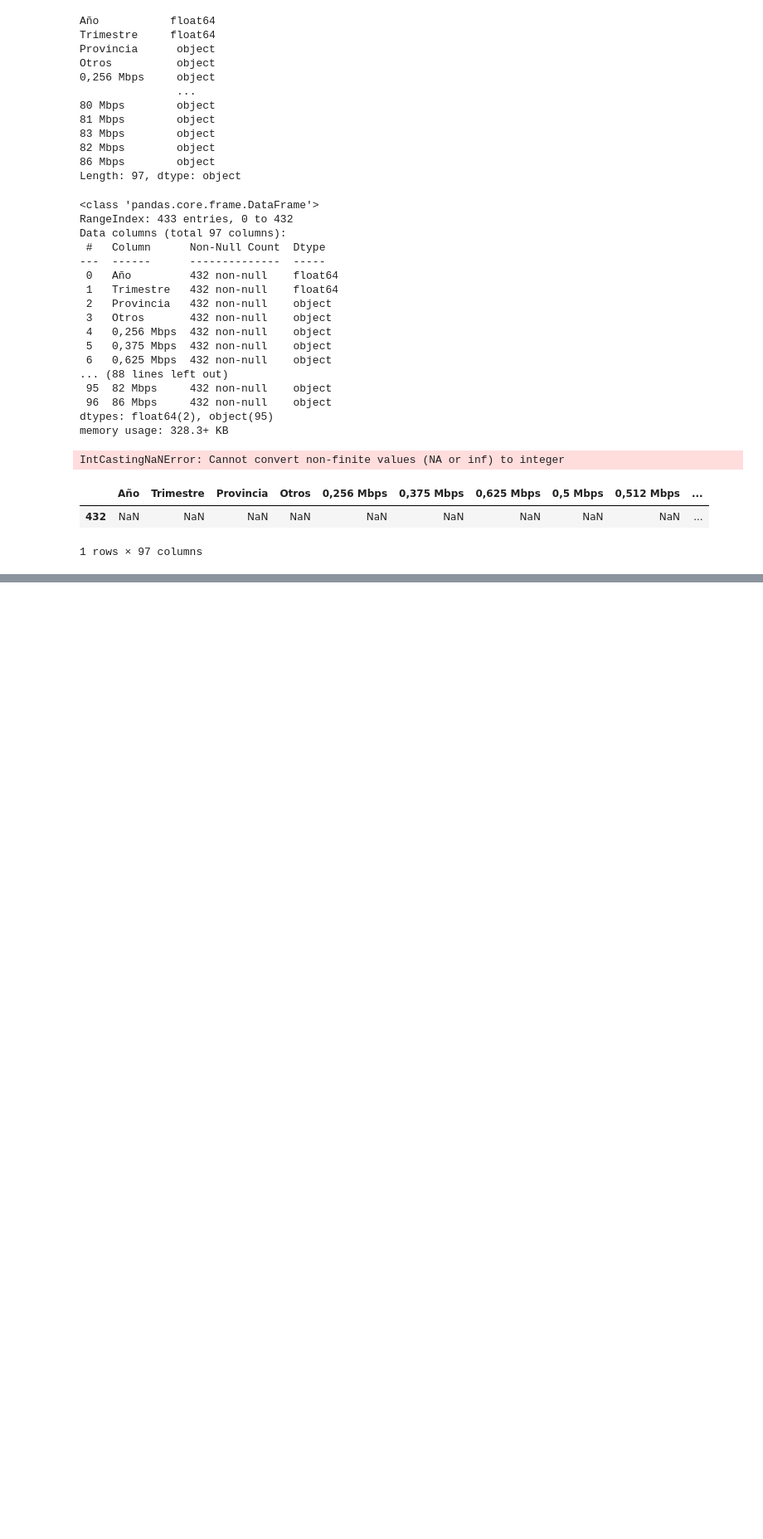
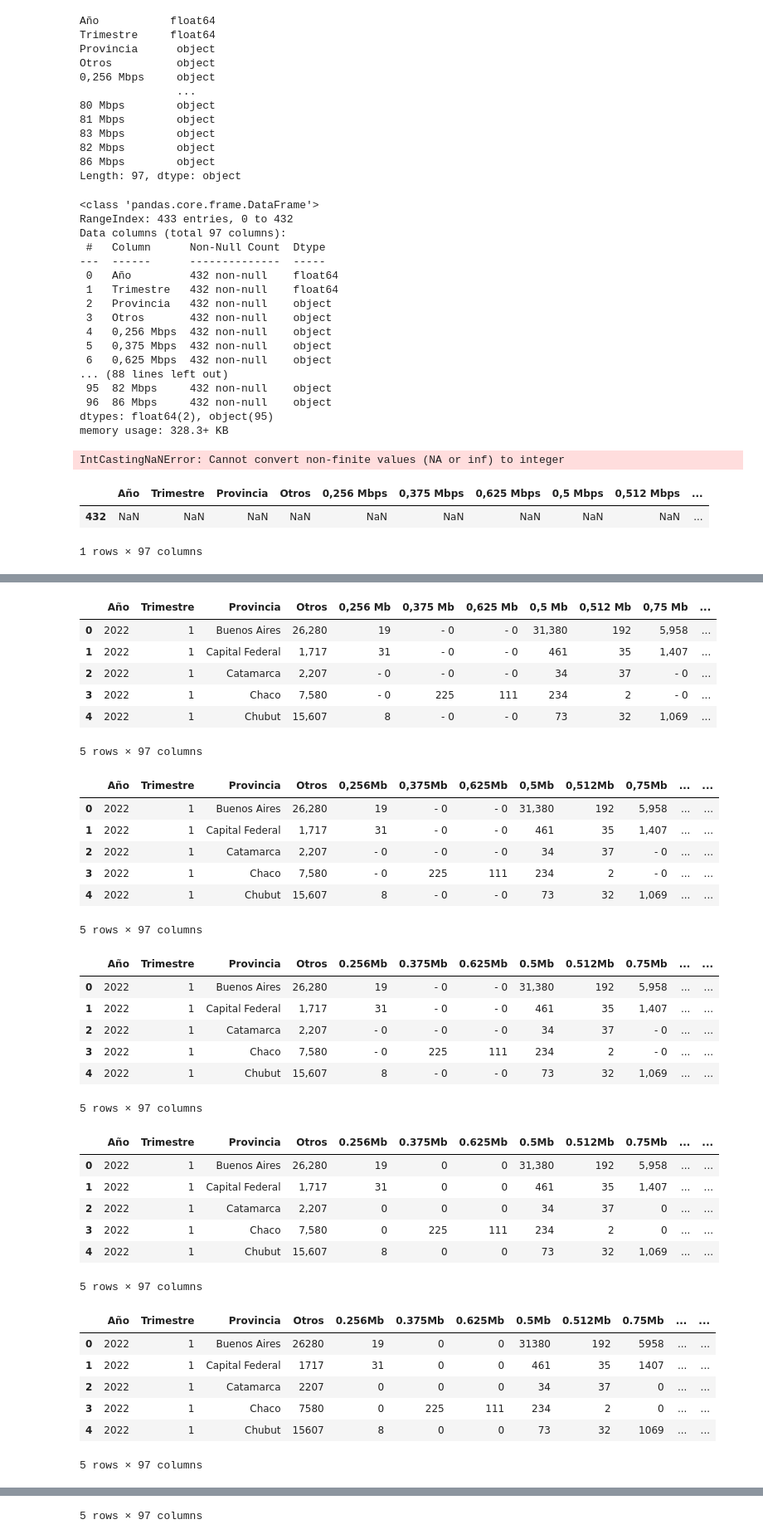
Before and after one commit to Galo0000/Analitics_Proyect, a Jupyter notebook: otro.ipynb, the cells around one changed output, grey strips where cells are left out. Shown: that part at 83% size. Drawn from its saved outputs; the diff is of its cells as text; code cells hidden in the pictures; blank space fills up the shorter version.

```diff
--- a/otro.ipynb
+++ b/otro.ipynb
@@ -502,5 +501,3 @@ df.loc[df.isnull().any(axis=1)]
 |  | Año | Trimestre | Provincia | Otros | 0,256 Mbps | 0,375 Mbps | 0,625 Mbps | 0,5 Mbps | 0,512 Mbps | ... |
 | 432 | NaN | NaN | NaN | NaN | NaN | NaN | NaN | NaN | NaN | ... |
 1 rows × 97 columns
-# %%
-df = df.dropna(how='all')
@@ -512,0 +504,5 @@ df.loc[df.isnull().any(axis=1)]
+# %%
+df = df.drop(index=432)
+# %%
+df[df.columns[:2]] = df[df.columns[:2]].astype(int)
+df.head()
@@ -512,0 +517,49 @@ df.loc[df.isnull().any(axis=1)]
+# %%
+df.columns = df.columns.str.replace('ps','')
+display(df.head())
+df.columns = df.columns.str.replace(' ','')
+display(df.head())
+df.columns = df.columns.str.replace(',','.')
+display(df.head())
+df[df.columns[3:]] = df[df.columns[3:]].astype(str).apply(lambda x: x.str.replace('- ', ''))
+display(df.head())
+df[df.columns[3:]] = df[df.columns[3:]].astype(str).apply(lambda x: x.str.replace(',', ''))
+display(df.head())
+df[df.columns[3:]] = df[df.columns[3:]].astype(int)
+display(df.head())
+# %% [output]
+|  | Año | Trimestre | Provincia | Otros | 0,256 Mb | 0,375 Mb | 0,625 Mb | 0,5 Mb | 0,512 Mb | 0,75 Mb | ... |
+| 0 | 2022 | 1 | Buenos Aires | 26,280 | 19 | - 0 | - 0 | 31,380 | 192 | 5,958 | ... |
+| 1 | 2022 | 1 | Capital Federal | 1,717 | 31 | - 0 | - 0 | 461 | 35 | 1,407 | ... |
+| 2 | 2022 | 1 | Catamarca | 2,207 | - 0 | - 0 | - 0 | 34 | 37 | - 0 | ... |
+| 3 | 2022 | 1 | Chaco | 7,580 | - 0 | 225 | 111 | 234 | 2 | - 0 | ... |
+| 4 | 2022 | 1 | Chubut | 15,607 | 8 | - 0 | - 0 | 73 | 32 | 1,069 | ... |
+5 rows × 97 columns
+|  | Año | Trimestre | Provincia | Otros | 0,256Mb | 0,375Mb | 0,625Mb | 0,5Mb | 0,512Mb | 0,75Mb | ... | ... |
+| 0 | 2022 | 1 | Buenos Aires | 26,280 | 19 | - 0 | - 0 | 31,380 | 192 | 5,958 | ... | ... |
+| 1 | 2022 | 1 | Capital Federal | 1,717 | 31 | - 0 | - 0 | 461 | 35 | 1,407 | ... | ... |
+| 2 | 2022 | 1 | Catamarca | 2,207 | - 0 | - 0 | - 0 | 34 | 37 | - 0 | ... | ... |
+| 3 | 2022 | 1 | Chaco | 7,580 | - 0 | 225 | 111 | 234 | 2 | - 0 | ... | ... |
+| 4 | 2022 | 1 | Chubut | 15,607 | 8 | - 0 | - 0 | 73 | 32 | 1,069 | ... | ... |
+5 rows × 97 columns
+|  | Año | Trimestre | Provincia | Otros | 0.256Mb | 0.375Mb | 0.625Mb | 0.5Mb | 0.512Mb | 0.75Mb | ... | ... |
+| 0 | 2022 | 1 | Buenos Aires | 26,280 | 19 | - 0 | - 0 | 31,380 | 192 | 5,958 | ... | ... |
+| 1 | 2022 | 1 | Capital Federal | 1,717 | 31 | - 0 | - 0 | 461 | 35 | 1,407 | ... | ... |
+| 2 | 2022 | 1 | Catamarca | 2,207 | - 0 | - 0 | - 0 | 34 | 37 | - 0 | ... | ... |
+| 3 | 2022 | 1 | Chaco | 7,580 | - 0 | 225 | 111 | 234 | 2 | - 0 | ... | ... |
+| 4 | 2022 | 1 | Chubut | 15,607 | 8 | - 0 | - 0 | 73 | 32 | 1,069 | ... | ... |
+5 rows × 97 columns
+|  | Año | Trimestre | Provincia | Otros | 0.256Mb | 0.375Mb | 0.625Mb | 0.5Mb | 0.512Mb | 0.75Mb | ... | ... |
+| 0 | 2022 | 1 | Buenos Aires | 26,280 | 19 | 0 | 0 | 31,380 | 192 | 5,958 | ... | ... |
+| 1 | 2022 | 1 | Capital Federal | 1,717 | 31 | 0 | 0 | 461 | 35 | 1,407 | ... | ... |
+| 2 | 2022 | 1 | Catamarca | 2,207 | 0 | 0 | 0 | 34 | 37 | 0 | ... | ... |
+| 3 | 2022 | 1 | Chaco | 7,580 | 0 | 225 | 111 | 234 | 2 | 0 | ... | ... |
+| 4 | 2022 | 1 | Chubut | 15,607 | 8 | 0 | 0 | 73 | 32 | 1,069 | ... | ... |
+5 rows × 97 columns
+|  | Año | Trimestre | Provincia | Otros | 0.256Mb | 0.375Mb | 0.625Mb | 0.5Mb | 0.512Mb | 0.75Mb | ... | ... |
+| 0 | 2022 | 1 | Buenos Aires | 26280 | 19 | 0 | 0 | 31380 | 192 | 5958 | ... | ... |
+| 1 | 2022 | 1 | Capital Federal | 1717 | 31 | 0 | 0 | 461 | 35 | 1407 | ... | ... |
+| 2 | 2022 | 1 | Catamarca | 2207 | 0 | 0 | 0 | 34 | 37 | 0 | ... | ... |
+| 3 | 2022 | 1 | Chaco | 7580 | 0 | 225 | 111 | 234 | 2 | 0 | ... | ... |
+| 4 | 2022 | 1 | Chubut | 15607 | 8 | 0 | 0 | 73 | 32 | 1069 | ... | ... |
+5 rows × 97 columns
@@ -512,0 +572 @@ df.loc[df.isnull().any(axis=1)]
+5 rows × 97 columns
```
Also changed, not shown: parts of 25 cells of this notebook, 4 other files.
